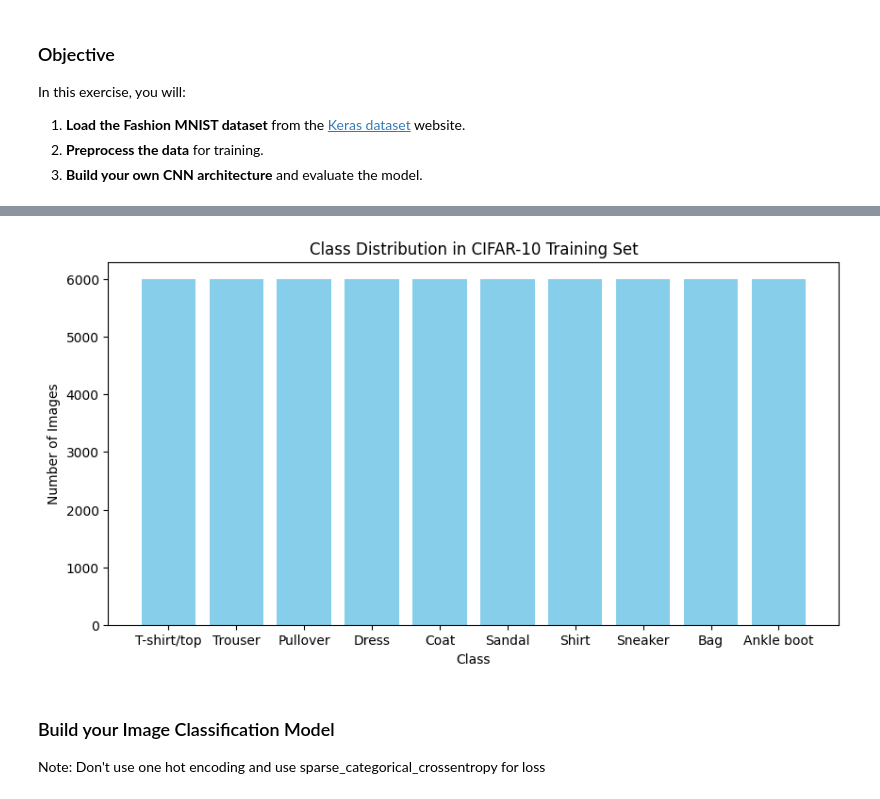
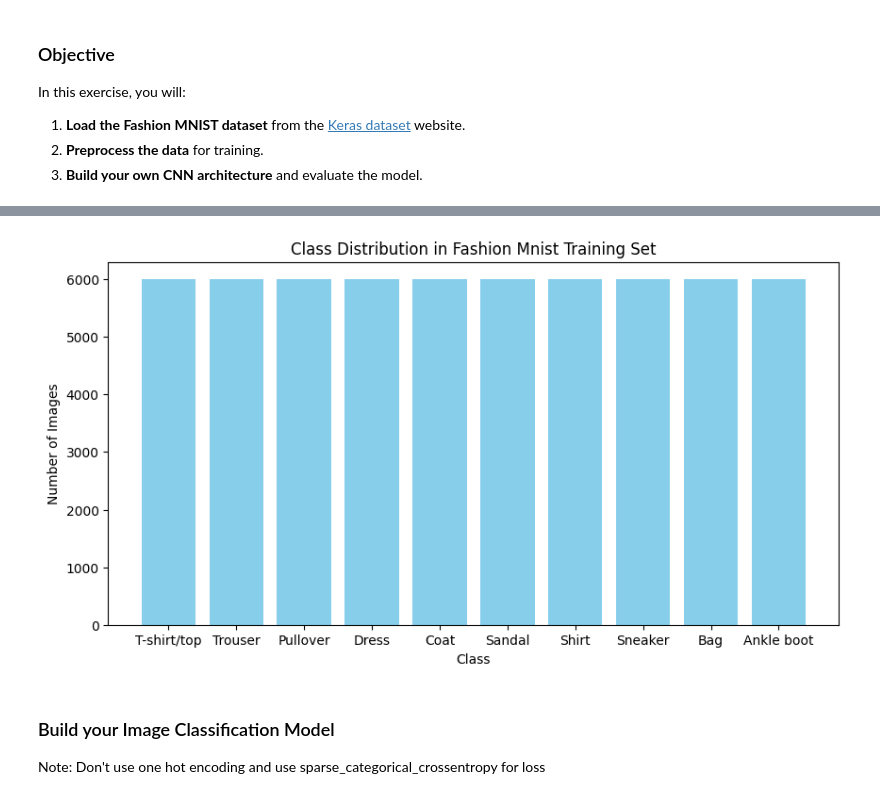
Before and after one commit to nbamardouf-source/arti560-computer-vision-labs, a Jupyter notebook: lab01-image-classification-cnn/lab01-image-classification-cnn-exercise.ipynb, the cells around one changed output, grey strips where cells are left out. Drawn from its saved outputs; the diff is of its cells as text; code cells hidden in the pictures.

```diff
--- a/lab01-image-classification-cnn/lab01-image-classification-cnn-exercise.ipynb
+++ b/lab01-image-classification-cnn/lab01-image-classification-cnn-exercise.ipynb
@@ -51,16 +42,16 @@ plt.show()
 # %%
 # Count occurrences of each class in the training set
 class_counts = np.bincount(y_train.flatten())
 
 # Plot the class distribution
 plt.figure(figsize=(10, 5))
 plt.bar(class_names, class_counts, color='skyblue')
-plt.title("Class Distribution in CIFAR-10 Training Set")
+plt.title("Class Distribution in Fashion Mnist Training Set")
 plt.xlabel("Class")
 plt.ylabel("Number of Images")
 plt.show()
 # %% [output]
-[figure, old version]
+[figure, new version]
 # %% [markdown]
 ### Build your Image Classification Model
 Note: Don't use one hot encoding and use sparse_categorical_crossentropy for loss
```
Also changed, not shown: parts of 3 cells of this notebook.
